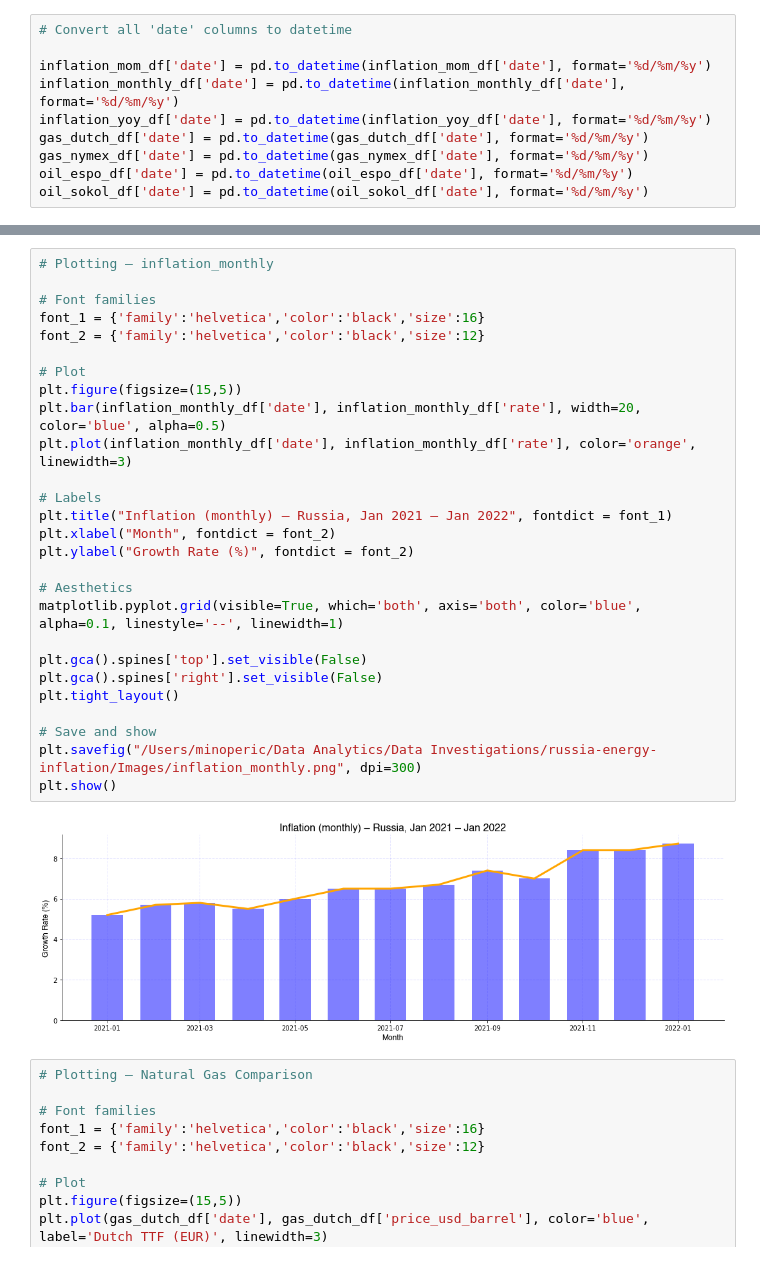
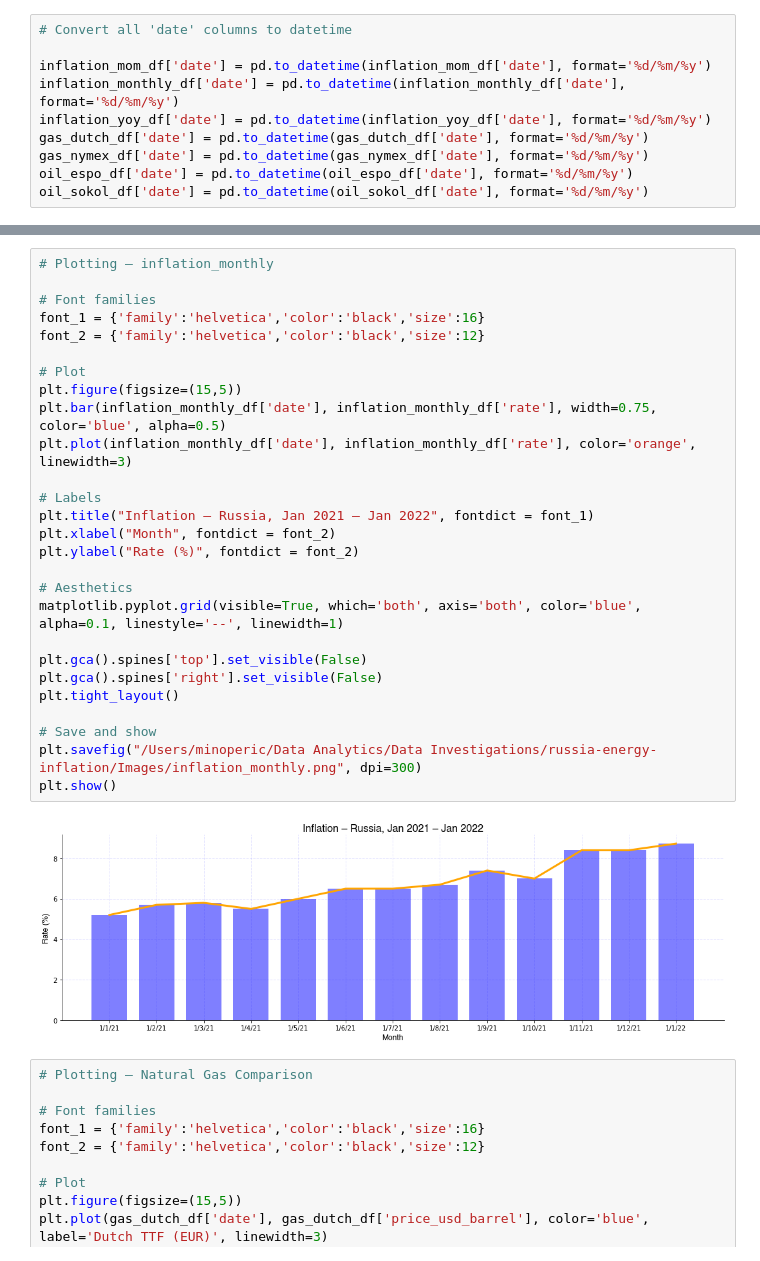
Before and after one commit to mnperic/russia-ukraine-indicators, a Jupyter notebook: russia_charts.ipynb, the cells around one changed output, grey strips where cells are left out. Cells and saved outputs as stored; diff of their text form.

```diff
--- a/russia_charts.ipynb
+++ b/russia_charts.ipynb
@@ -187,32 +187,32 @@ plt.show()
 # %%
 # Plotting – inflation_monthly
 
 # Font families
 font_1 = {'family':'helvetica','color':'black','size':16}
 font_2 = {'family':'helvetica','color':'black','size':12}
 
 # Plot
 plt.figure(figsize=(15,5))
-plt.bar(inflation_monthly_df['date'], inflation_monthly_df['rate'], width=20, color='blue', alpha=0.5)
+plt.bar(inflation_monthly_df['date'], inflation_monthly_df['rate'], width=0.75, color='blue', alpha=0.5)
 plt.plot(inflation_monthly_df['date'], inflation_monthly_df['rate'], color='orange', linewidth=3)
 
 # Labels
-plt.title("Inflation (monthly) – Russia, Jan 2021 – Jan 2022", fontdict = font_1)
+plt.title("Inflation – Russia, Jan 2021 – Jan 2022", fontdict = font_1)
 plt.xlabel("Month", fontdict = font_2)
-plt.ylabel("Growth Rate (%)", fontdict = font_2)
+plt.ylabel("Rate (%)", fontdict = font_2)
 
 # Aesthetics
 matplotlib.pyplot.grid(visible=True, which='both', axis='both', color='blue', alpha=0.1, linestyle='--', linewidth=1)
 
 plt.gca().spines['top'].set_visible(False)
 plt.gca().spines['right'].set_visible(False)
 plt.tight_layout()
 
 # Save and show
 plt.savefig("/Users/minoperic/Data Analytics/Data Investigations/russia-energy-inflation/Images/inflation_monthly.png", dpi=300)
 plt.show()
 # %% [output]
-[figure, old version]
+[figure, new version]
 # %%
 # Plotting – Natural Gas Comparison
 
```
Also changed, not shown: parts of 2 cells of this notebook, 3 other files.
